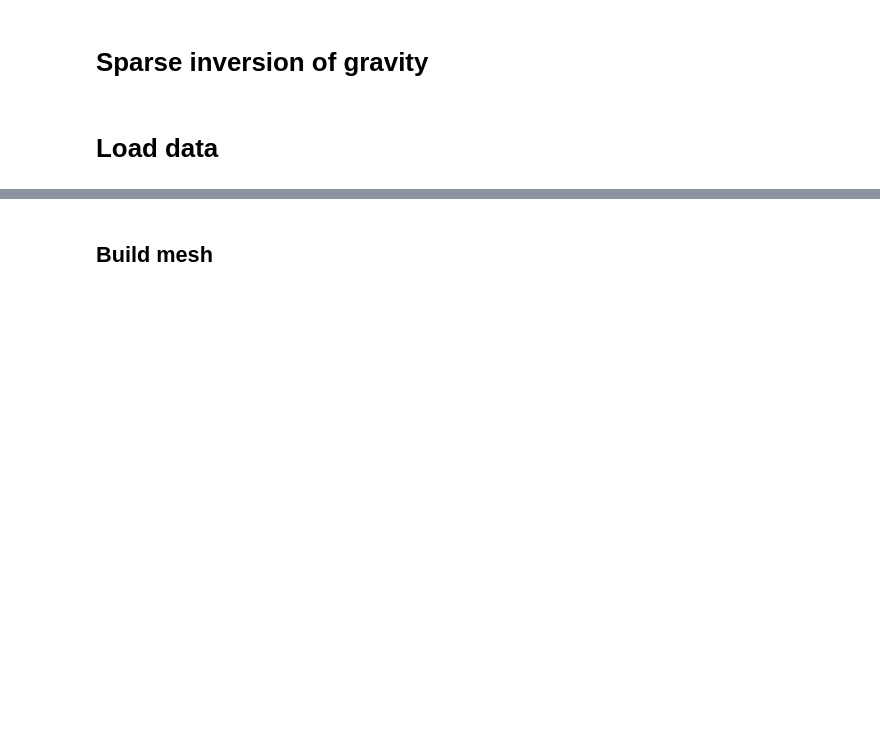
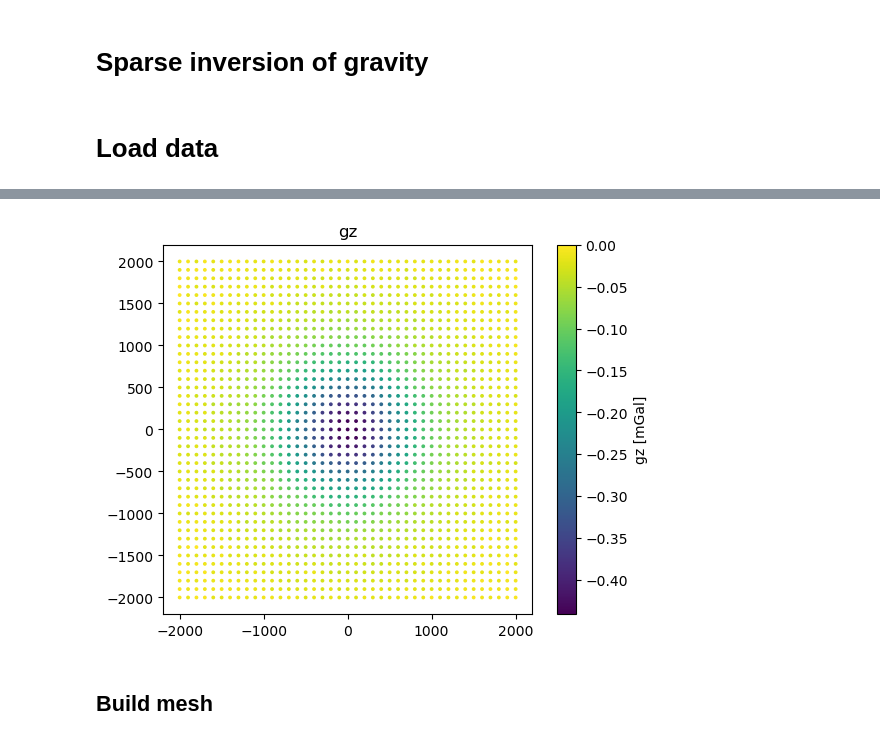
Before and after one commit to ubcgif/2024-aqgeo-potential-fields-tutorial, a Jupyter notebook: notebooks/inversion-sparse.ipynb, the cells around one changed output, grey strips where cells are left out. Saved outputs shown, nothing was run; the diff lists cells and outputs as text; code cells hidden in the pictures; blank space fills up the shorter version.

```diff
--- a/notebooks/inversion-sparse.ipynb
+++ b/notebooks/inversion-sparse.ipynb
@@ -30,2 +36,16 @@ df
+# %%
+plt.scatter(
+    df.easting,
+    df.northing,
+    c=df.gz,
+    s=3,
+    cmap="viridis",
+)
+plt.gca().set_aspect("equal")
+plt.colorbar(label="gz [mGal]")
+plt.title("gz")
+plt.show()
+# %% [output]
+[figure, added]
 # %% [markdown]
 ## Build mesh
```
Also changed, not shown: parts of 18 cells of this notebook, 5 other files.
